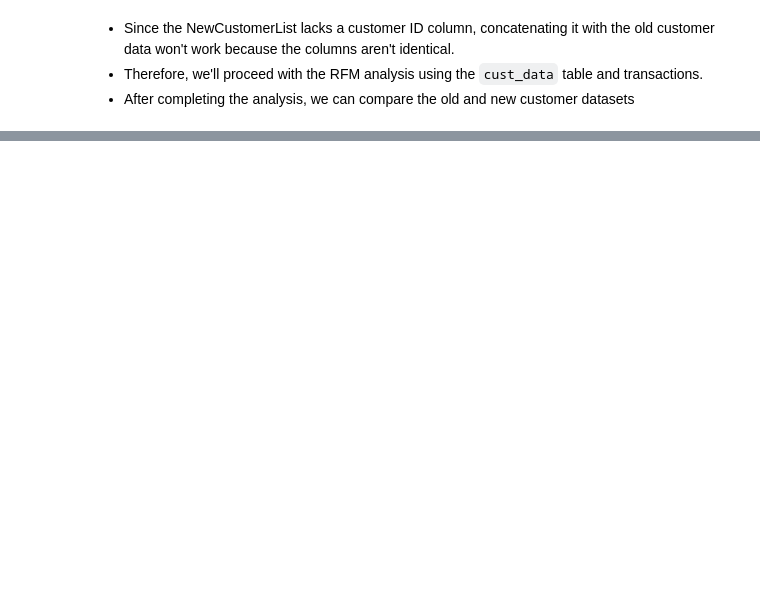
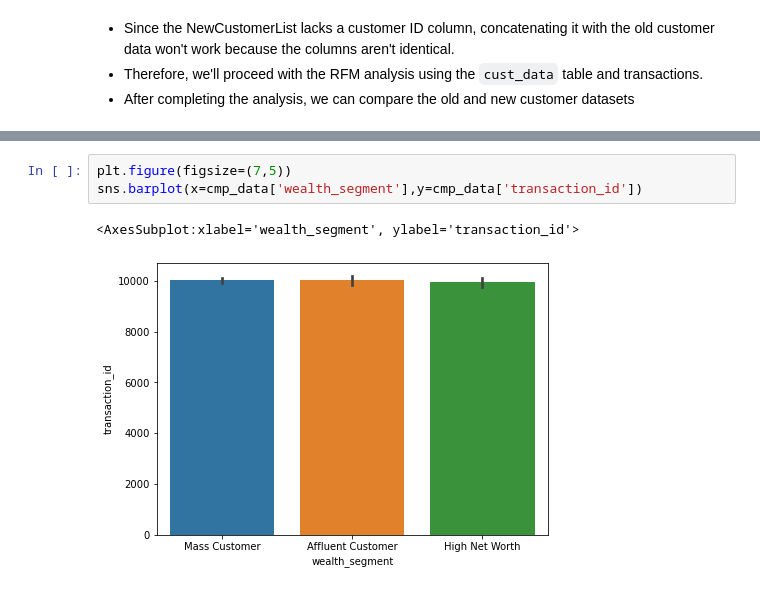
Before and after one commit to Jagadeeshkumaryanda/Customer_Segmentation_Analysis, a Jupyter notebook: Exploratory Data Analysis.ipynb, the cells around one changed output, grey strips where cells are left out. Cells and saved outputs as stored; diff of their text form; blank space fills up the shorter version.

```diff
--- a/Exploratory Data Analysis.ipynb
+++ b/Exploratory Data Analysis.ipynb
@@ -89,0 +94,6 @@ Index(['transaction_id', 'product_id', 'customer_id', 'transaction_date',
+# %%
+plt.figure(figsize=(7,5))
+sns.barplot(x=cmp_data['wealth_segment'],y=cmp_data['transaction_id'])
+# %% [output]
+<AxesSubplot:xlabel='wealth_segment', ylabel='transaction_id'>
+[figure, added]
```
Also changed, not shown: parts of 14 cells of this notebook, 5 other files.
